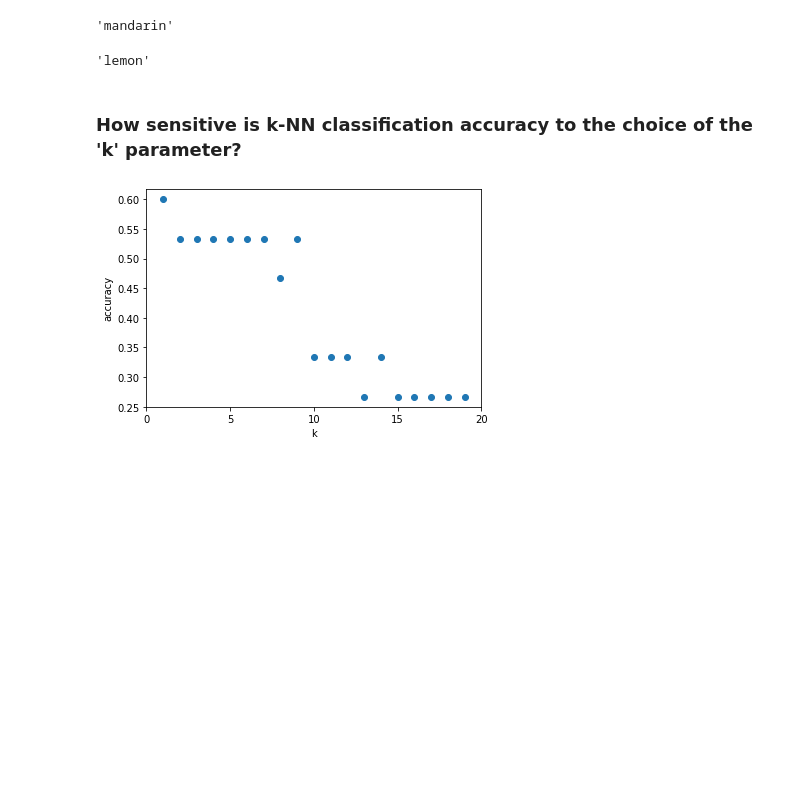
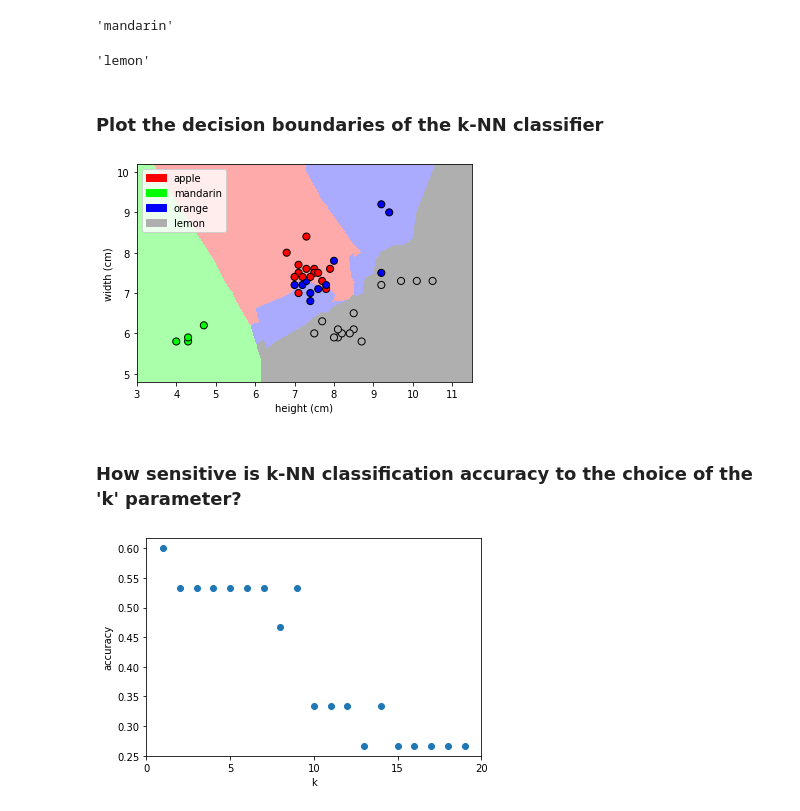
Before and after one commit to HilkarSoberanes/MachineLearning, a Jupyter notebook: SupervisedLearning/k_NN_Fruits.ipynb, the cells around one changed output. Saved outputs shown, nothing was run; the diff lists cells and outputs as text; code cells hidden in the pictures; blank space fills up the shorter version.

```diff
--- a/SupervisedLearning/k_NN_Fruits.ipynb
+++ b/SupervisedLearning/k_NN_Fruits.ipynb
@@ -109,6 +112,58 @@ fruit_prediction = knn.predict([[100, 6.3, 8.5]])
 lookup_fruit_name[fruit_prediction[0]]
 # %% [output]
 'lemon'
+# %% [markdown]
+### Plot the decision boundaries of the k-NN classifier
+# %%
+def plot_fruit_knn(X, y, n_neighbors, weights):
+    X_mat = X[['height', 'width']].to_numpy()
+    y_mat = y.to_numpy()
+
+    # Create color maps
+    cmap_light = ListedColormap(['#FFAAAA', '#AAFFAA', '#AAAAFF','#AFAFAF'])
+    cmap_bold  = ListedColormap(['#FF0000', '#00FF00', '#0000FF','#AFAFAF'])
+
+    clf = neighbors.KNeighborsClassifier(n_neighbors, weights=weights)
+    clf.fit(X_mat, y_mat)
+
+    # Plot the decision boundary by assigning a color in the color map
+    # to each mesh point.
+
+    mesh_step_size = .01  # step size in the mesh
+    plot_symbol_size = 50
+
+    x_min, x_max = X_mat[:, 0].min() - 1, X_mat[:, 0].max() + 1
+    y_min, y_max = X_mat[:, 1].min() - 1, X_mat[:, 1].max() + 1
+    xx, yy = np.meshgrid(np.arange(x_min, x_max, mesh_step_size),
+                         np.arange(y_min, y_max, mesh_step_size))
+    Z = clf.predict(np.c_[xx.ravel(), yy.ravel()])
+
+    # Put the result into a color plot
+    Z = Z.reshape(xx.shape)
+    plt.figure()
+    plt.pcolormesh(xx, yy, Z, cmap=cmap_light)
+
+    # Plot training points
+    plt.scatter(X_mat[:, 0], X_mat[:, 1], s=plot_symbol_size, c=y, cmap=cmap_bold, edgecolor = 'black')
+    plt.xlim(xx.min(), xx.max())
+    plt.ylim(yy.min(), yy.max())
+
+    patch0 = mpatches.Patch(color='#FF0000', label='apple')
+    patch1 = mpatches.Patch(color='#00FF00', label='mandarin')
+    patch2 = mpatches.Patch(color='#0000FF', label='orange')
+    patch3 = mpatches.Patch(color='#AFAFAF', label='lemon')
+    plt.legend(handles=[patch0, patch1, patch2, patch3])
+
+
+    plt.xlabel('height (cm)')
+    plt.ylabel('width (cm)')
+
+    plt.show()
+
+
+plot_fruit_knn(X_train, y_train, 5, 'uniform')   # we choose 5 nearest neighbors
+# %% [output]
+[figure, added]
 # %% [markdown]
 ### How sensitive is k-NN classification accuracy to the choice of the 'k' parameter?
 # %%
```
Also changed, not shown: parts of 2 cells of this notebook.
